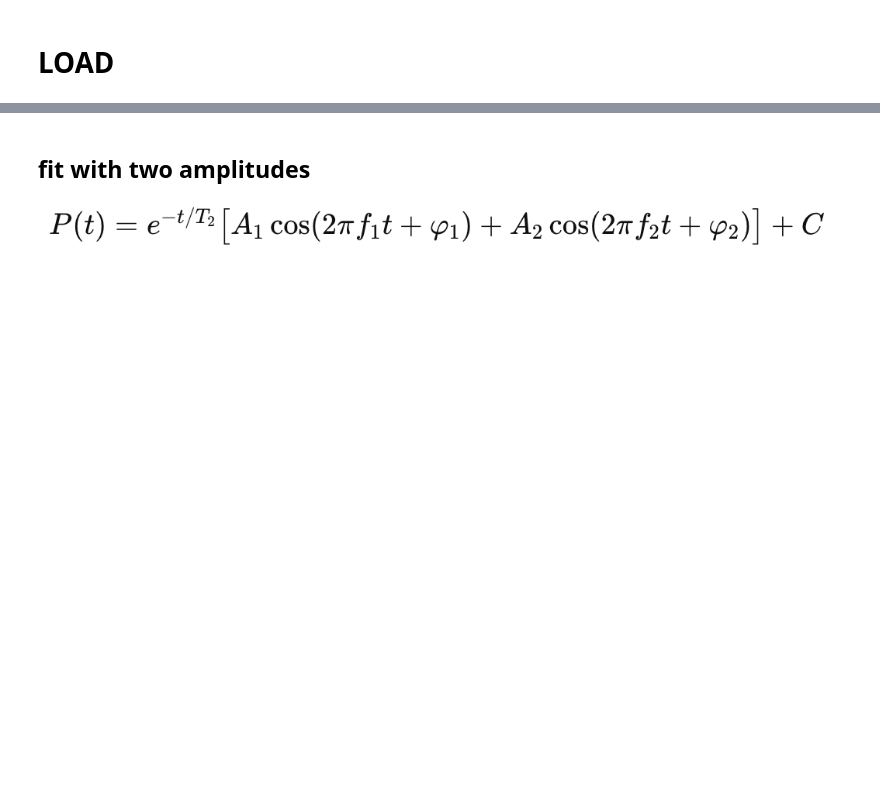
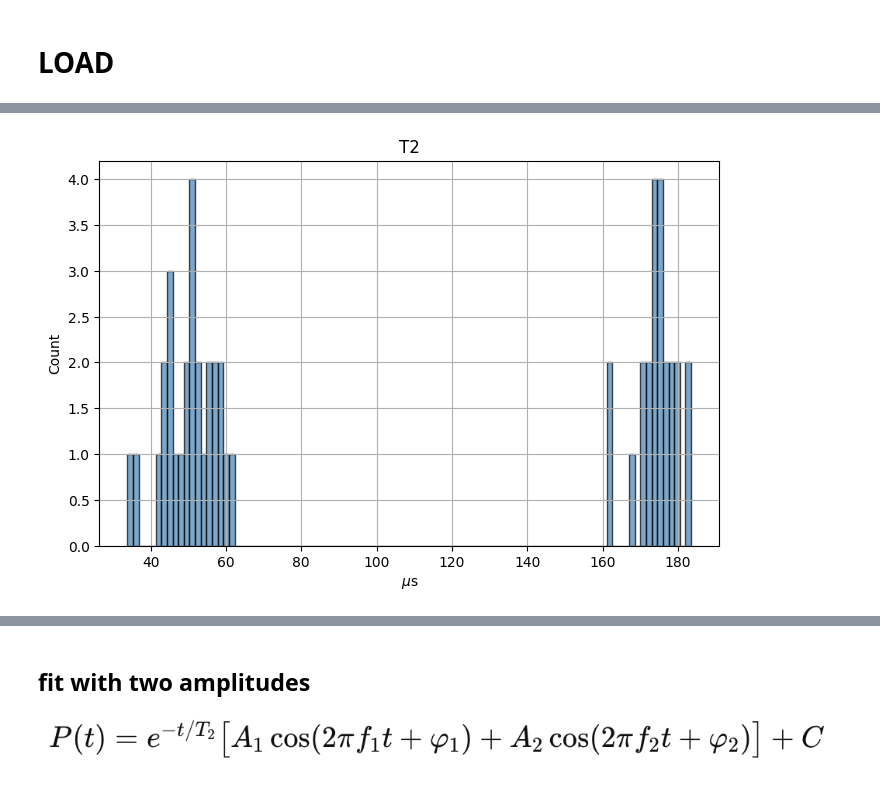
Before and after one commit to jyamaoka/qubit_zz_coupling, a Jupyter notebook: examples/t1a_PLOTS_ZZandTLS_V2_NF_071825.ipynb, the cells around one changed output, grey strips where cells are left out. Saved outputs shown, nothing was run; the diff lists cells and outputs as text; code cells hidden in the pictures; blank space fills up the shorter version.

```diff
--- a/examples/t1a_PLOTS_ZZandTLS_V2_NF_071825.ipynb
+++ b/examples/t1a_PLOTS_ZZandTLS_V2_NF_071825.ipynb
@@ -234,12 +247,14 @@ c10_long = ['results_t1_hi_10mhz_100us_ss_t1t2XX_20250724_183300_gphi.npz']
 
 use_double = True
 
+time = 100000
+
 # Suppose fs1 is your list of filenames
 expA_list_all = []
 expB_list_all = []
 T1_A_SAMPLE_all = []
 
-for fname in c10:
+for fname in c10_long:
     expA, expB, T1_A, T2_A = load_from_file(fname)
     expA_list_all.append(expA)
     expB_list_all.append(expB)
@@ -373,21 +626,19 @@ T2_A_SAMPLE = np.concatenate(T2_A_SAMPLE_all)
 # %%
-# b1
-c0_stls = ['results_t1_lo_0mhz_tp350b1_10s101p_re_t1t2XX_20250804_202442_gphi.npz',
-           'results_t1_hi_0mhz_tp350b1_10s101p_re_t1t2XX_20250804_213839_gphi.npz']
+# b2b
+c0_b2b = ['results_t1_lo_0mhz_tp350b2b_10s401p_re_50evt_t1t2XX_20250815_110016_gphi.npz',
+          'results_t1_hi_0mhz_tp350b2b_10s401p_re_50evt_t1t2XX_20250815_114645_gphi.npz']
 
-c10_stls = ['results_t1_lo_10mhz_tp350b1_05s201p_re_t1t2XX_20250805_180509_gphi.npz']
-           # 'results_t1_hi_10mhz_tp350b1_10s101p_re_t1t2XX_20250805_132810_gphi.npz']
+c10_b2b = ['results_t1_lo_10mhz_tp350b2b_10s401p_re_50evt_t1t2XX_20250815_093115_gphi.npz',
+           'results_t1_hi_10mhz_tp350b2b_10s401p_re_50evt_t1t2XX_20250815_101738_gphi.npz']
 
-c50_stls = ['results_t1_lo_50mhz_tp350b1_10s101p_re_t1t2XX_20250805_043220_gphi.npz',
-            'results_t1_hi_50mhz_tp350b1_10s101p_re_t1t2XX_20250805_054641_gphi.npz']
+c50_b2b = ['results_t1_lo_50mhz_tp350b2b_10s401p_re_50evt_t1t2XX_20250815_164909_gphi.npz',
+           'results_t1_hi_50mhz_tp350b2b_10s401p_re_50evt_t1t2XX_20250815_172953_gphi.npz']
 
-c100_stls = ['results_t1_lo_100mhz_tp350b1_10s101p_re_t1t2XX_20250804_230705_gphi.npz',
-             'results_t1_hi_100mhz_tp350b1_10s101p_re_t1t2XX_20250805_002235_gphi.npz']
+c100_b2b = ['results_t1_lo_100mhz_tp350b2b_10s401p_re_50evt_t1t2XX_20250815_134943_gphi.npz',
+            'results_t1_hi_100mhz_tp350b2b_10s401p_re_50evt_t1t2XX_20250815_143055_gphi.npz']
 
-c300_stls = ['results_t1_lo_300mhz_tp350b1_10s101p_re_t1t2XX_20250805_015005_gphi.npz',
-             'results_t1_hi_300mhz_tp350b1_10s101p_re_t1t2XX_20250805_030323_gphi.npz']
-
-use_double = False
+c300_b2b = ['results_t1_lo_300mhz_tp350b2b_10s401p_re_50evt_t1t2XX_20250815_151923_gphi.npz',
+           'results_t1_hi_300mhz_tp350b2b_10s401p_re_50evt_t1t2XX_20250815_160041_gphi.npz']
 
 # Suppose fs1 is your list of filenames
 expA_list_all = []
@@ -395,7 +646,7 @@ expB_list_all = []
 T1_A_SAMPLE_all = []
 T2_A_SAMPLE_all = []
 
-for fname in c10_stls:
+for fname in c300_b2b:
     expA, expB, T1_A, T2_A = load_from_file(fname)
     expA_list_all.append(expA)
     expB_list_all.append(expB)
@@ -419,3 +672,14 @@ plt.show()
+# %%
+# Drawn from PDF
+plt.figure(figsize=(8, 5))
+plt.hist(T2_A_SAMPLE*1e6, bins=100, alpha=0.7, color='steelblue', edgecolor='black')
+plt.xlabel("$\mu$s")
+plt.ylabel("Count")
+plt.title("T2")
+plt.grid(True)
+plt.show()
+# %% [output]
+[figure, added]
 # %%
 #t2 = make_t2(T1_A_SAMPLE,220e-6)
 # Create 2D histogram (heatmap)
```
Also changed, not shown: parts of 25 cells of this notebook, 4 other files.
